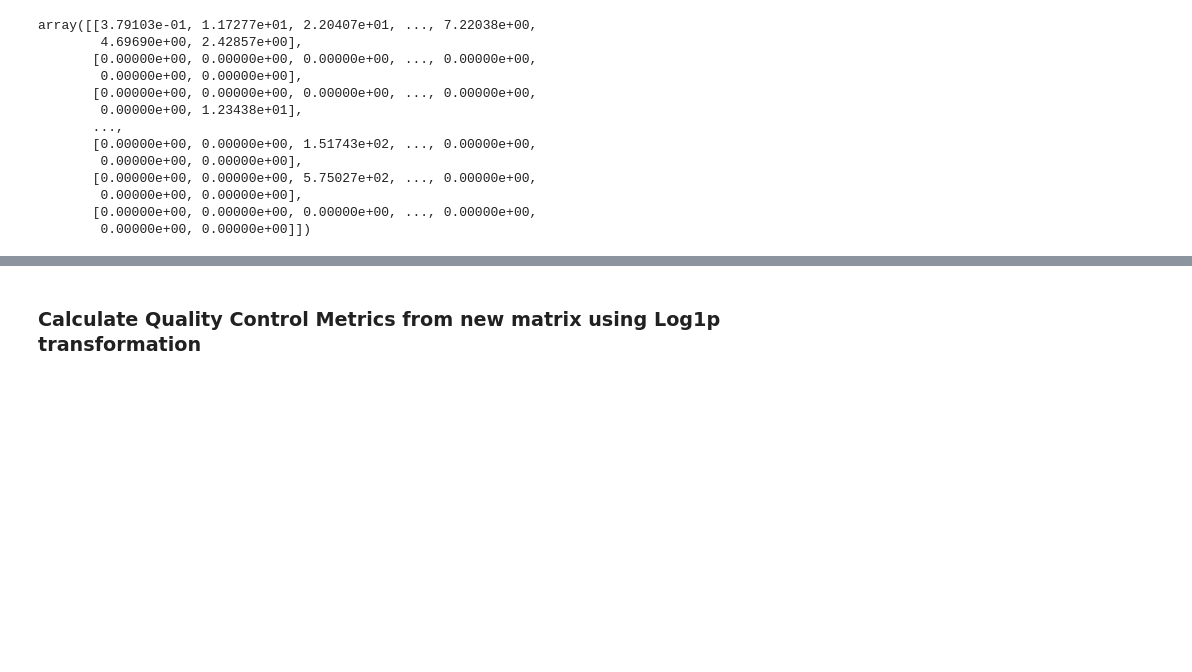
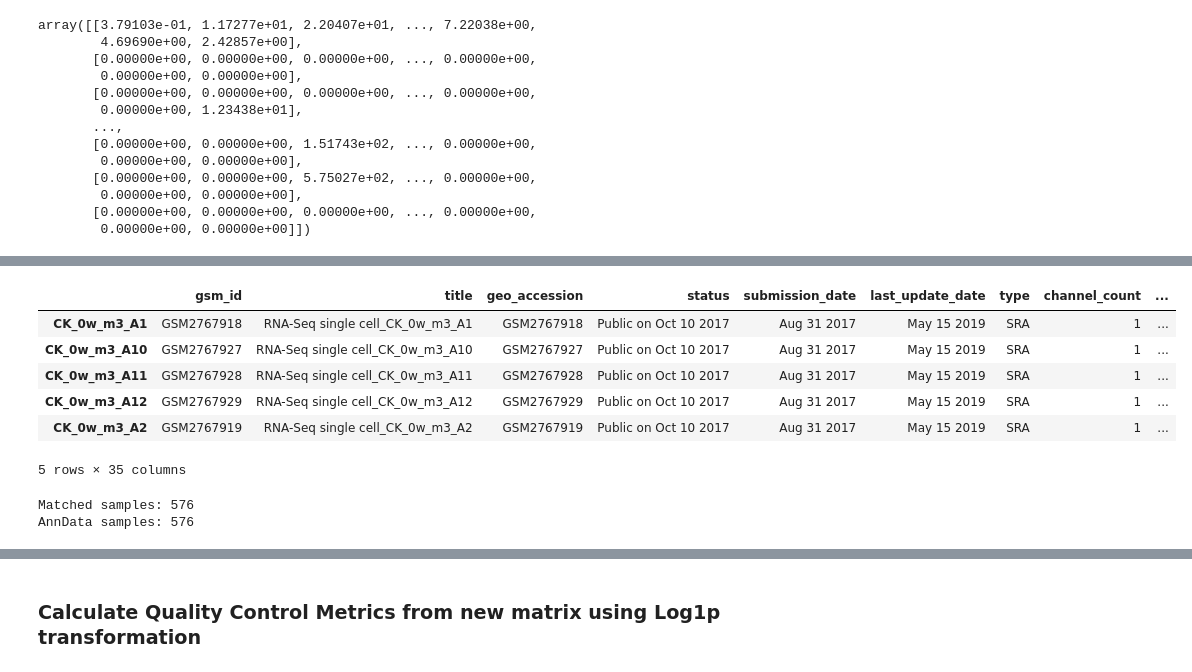
Before and after one commit to toritotony/Microglia-ML-Project, a Jupyter notebook: GEOparse/GEOparseMicroglia.ipynb, the cells around one changed output, grey strips where cells are left out. Saved outputs shown, nothing was run; the diff lists cells and outputs as text; code cells hidden in the pictures; blank space fills up the shorter version.

Commit message:
Annotated Single Cell observations and genetic markers

```diff
--- a/GEOparse/GEOparseMicroglia.ipynb
+++ b/GEOparse/GEOparseMicroglia.ipynb
@@ -482,3 +503,5 @@ array([[3.79103e-01, 1.17277e+01, 2.20407e+01, ..., 7.22038e+00,
         0.00000e+00, 0.00000e+00],
        [0.00000e+00, 0.00000e+00, 0.00000e+00, ..., 0.00000e+00,
         0.00000e+00, 0.00000e+00]])
+# %%
+adata_103334_0w.layers["log_transformed"] = np.log1p(adata_103334_0w.X)
@@ -484,0 +529,42 @@ array([[3.79103e-01, 1.17277e+01, 2.20407e+01, ..., 7.22038e+00,
+# %%
+records = []
+
+for gsm_name, gsm in gse_103334.gsms.items():
+    row = {"gsm_id": gsm_name}
+
+    for key, value in gsm.metadata.items():
+        row[key] = " | ".join(value) if isinstance(value, list) else value
+
+    title = row.get("title", "")
+    if title.startswith("RNA-Seq single cell_"):
+        row["sample_alias"] = title.replace("RNA-Seq single cell_", "", 1)
+    else:
+        row["sample_alias"] = title
+
+    records.append(row)
+
+meta_df = pd.DataFrame(records)
+
+# keep only samples that are in the AnnData object
+meta_df = meta_df[meta_df["sample_alias"].isin(adata_103334_0w.obs_names)]
+
+# use sample alias to align with obs_names
+meta_df = meta_df.set_index("sample_alias")
+meta_df = meta_df.reindex(adata_103334_0w.obs_names)
+adata_103334_0w.obs = adata_103334_0w.obs.join(meta_df)
+# %%
+adata_103334_0w.obs.head()
+# %% [output]
+|  | gsm_id | title | geo_accession | status | submission_date | last_update_date | type | channel_count | ... |
+| CK_0w_m3_A1 | GSM2767918 | RNA-Seq single cell_CK_0w_m3_A1 | GSM2767918 | Public on Oct 10 2017 | Aug 31 2017 | May 15 2019 | SRA | 1 | ... |
+| CK_0w_m3_A10 | GSM2767927 | RNA-Seq single cell_CK_0w_m3_A10 | GSM2767927 | Public on Oct 10 2017 | Aug 31 2017 | May 15 2019 | SRA | 1 | ... |
+| CK_0w_m3_A11 | GSM2767928 | RNA-Seq single cell_CK_0w_m3_A11 | GSM2767928 | Public on Oct 10 2017 | Aug 31 2017 | May 15 2019 | SRA | 1 | ... |
+| CK_0w_m3_A12 | GSM2767929 | RNA-Seq single cell_CK_0w_m3_A12 | GSM2767929 | Public on Oct 10 2017 | Aug 31 2017 | May 15 2019 | SRA | 1 | ... |
+| CK_0w_m3_A2 | GSM2767919 | RNA-Seq single cell_CK_0w_m3_A2 | GSM2767919 | Public on Oct 10 2017 | Aug 31 2017 | May 15 2019 | SRA | 1 | ... |
+5 rows × 35 columns
+# %%
+print("Matched samples:", meta_df.shape[0])
+print("AnnData samples:", adata_103334_0w.n_obs)
+# %% [output]
+Matched samples: 576
+AnnData samples: 576
```
Also changed, not shown: parts of 24 cells of this notebook.
